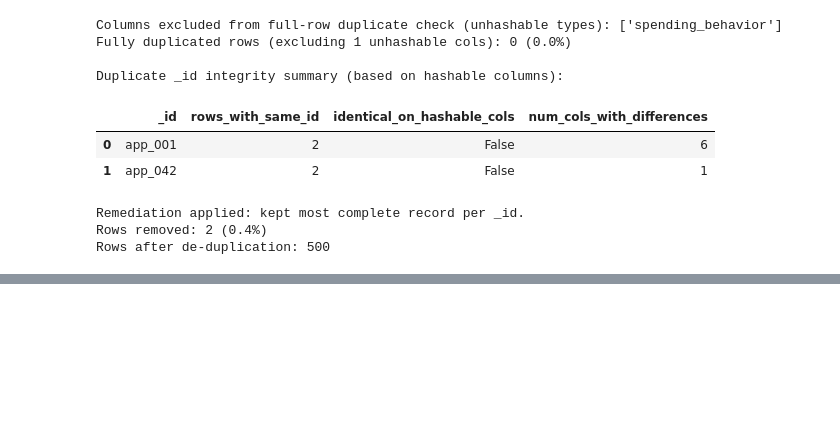
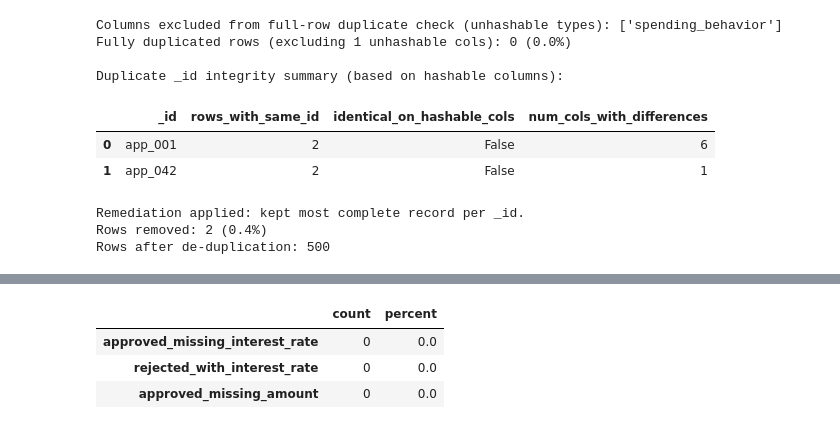
Before and after one commit to jmroque7/dego-project-team-14-TXB, a Jupyter notebook: Notebooks/01-data-quality.ipynb, the cells around one changed output, grey strips where cells are left out. Cells and saved outputs as stored; diff of their text form; code cells hidden in the pictures; blank space fills up the shorter version.

```diff
--- a/Notebooks/01-data-quality.ipynb
+++ b/Notebooks/01-data-quality.ipynb
@@ -313,0 +378,36 @@ Additionally, gender values were standardized to a controlled vocabulary (`male`
+# %%
+logic_issues = {}
+
+# Approved loans must have interest rate
+approved_missing_rate = (
+    (flat["decision.loan_approved"] == True) &
+    (flat["decision.interest_rate"].isna())
+).sum()
+logic_issues["approved_missing_interest_rate"] = approved_missing_rate
+
+# Rejected loans should not have interest rate
+rejected_with_rate = (
+    (flat["decision.loan_approved"] == False) &
+    (flat["decision.interest_rate"].notna())
+).sum()
+logic_issues["rejected_with_interest_rate"] = rejected_with_rate
+
+# Approved loans should have approved amount
+approved_missing_amount = (
+    (flat["decision.loan_approved"] == True) &
+    (flat["decision.approved_amount"].isna())
+).sum()
+logic_issues["approved_missing_amount"] = approved_missing_amount
+
+logic_summary = pd.DataFrame({
+    "count": logic_issues
+})
+
+logic_summary["percent"] = round(logic_summary["count"] / n * 100, 2)
+
+logic_summary
+# %% [output]
+|  | count | percent |
+| approved_missing_interest_rate | 0 | 0.0 |
+| rejected_with_interest_rate | 0 | 0.0 |
+| approved_missing_amount | 0 | 0.0 |
```
Also changed, not shown: parts of 21 cells of this notebook.
